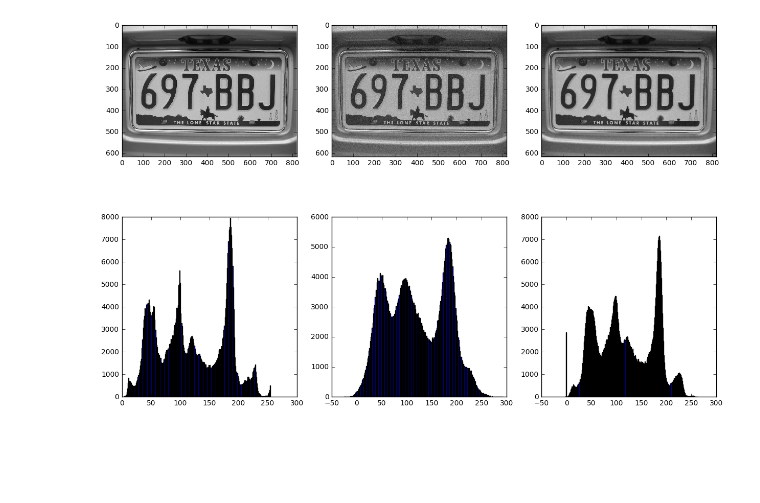
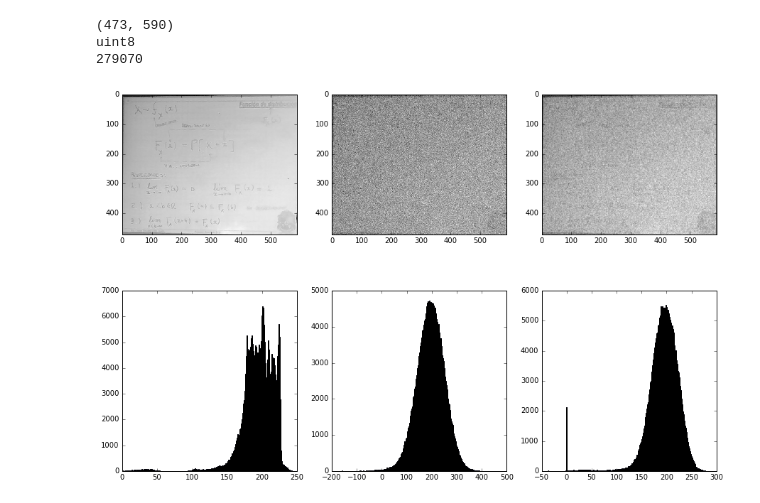
Before and after one commit to JeckyllIsHyde/mats, a Jupyter notebook: vision/Noise001.ipynb, the cells around one changed output. Cells and saved outputs as stored; diff of their text form; code cells hidden in the pictures; blank space fills up the shorter version.

```diff
--- a/vision/Noise001.ipynb
+++ b/vision/Noise001.ipynb
@@ -4,32 +4,53 @@ import numpy as np
 from matplotlib import pyplot as plt
 import cv2
 # %%
-def apply_mask_to_image(img,k):
-    rows, cols = img.shape
-    new_img = np.zeros((rows,cols))
-    offset = int(np.floor(k.shape[0]/2))
-    for i in range(offset,(rows-offset)):
-        for j in range(offset,(cols-offset)):
-            new_img[i,j] = np.sum(k*img[i-offset:i+offset+1,j-offset:j+offset+1])
+def apply_mask_to_image(img,K):
+    if len(img.shape)==2:
+        rows, cols = img.shape
+        new_img = np.zeros((rows,cols))
+        offset = int(np.floor(K.shape[0]/2))
+        for i in range(offset,(rows-offset)):
+            for j in range(offset,(cols-offset)):
+                new_img[i,j] = np.sum(K*img[i-offset:i+offset+1,j-offset:j+offset+1])
+    else:
+        rows, cols, ch = img.shape
+        new_img = np.zeros((rows,cols,ch))
+        offset = int(np.floor(K.shape[0]/2))
+        for k in range(0,ch):
+            for i in range(offset,(rows-offset)):
+                for j in range(offset,(cols-offset)):
+                    new_img[i,j,k] = np.sum(K*img[i-offset:i+offset+1,j-offset:j+offset+1,0])
     return new_img
+
+def make_sintetic_image(size):
+
+    return im
 # %%
-im = cv2.imread('image.jpg',cv2.IMREAD_GRAYSCALE)
+im = cv2.imread('tab01.jpg',cv2.IMREAD_GRAYSCALE)
+# im = cv2.cvtColor(im, cv2.COLOR_BGR2RGB)
 
-im_noised = im+np.random.normal(loc=0.0,scale=10.0,size=im.shape)
+print(im.shape)
+print(im.dtype)
+print(im.size)
+
+im_noised = im+10*np.random.normal(loc=0.0,scale=5.0,size=im.shape)
 
 k = np.array([[1.,1,1],[1,1,1],[1,1,1]])/9    # Mean
-# k = np.array([[1,2,1],[2,4,2],[1,2,1]])/16  # Gauss
-# k = np.array([[0,1,0],[1,-4,1],[0,1,0]])    # Laplacian
+# k = np.array([[1.,2,1],[2,4,2],[1,2,1]])/16  # Gauss
+# k = 1*np.array([[0.,1,0],[1,-4,1],[0,1,0]])    # Laplacian
 
 im_new = apply_mask_to_image(im_noised,k)
 
 plt.figure(figsize=(15,10))
 plt.subplot(231), plt.imshow(im, cmap='gray', interpolation='none')
 plt.subplot(232), plt.imshow(im_noised, cmap='gray', interpolation='none')
 plt.subplot(233), plt.imshow(im_new, cmap='gray', interpolation='none')
 plt.subplot(234), plt.hist(im.ravel(),256)
 plt.subplot(235), plt.hist(im_noised.ravel(),256)
 plt.subplot(236), plt.hist(im_new.ravel(),256)
 plt.show()
 # %% [output]
+(473, 590)
+uint8
+279070
-[figure, old version]
+[figure, new version]
```
Also changed, not shown: 4 other files.
